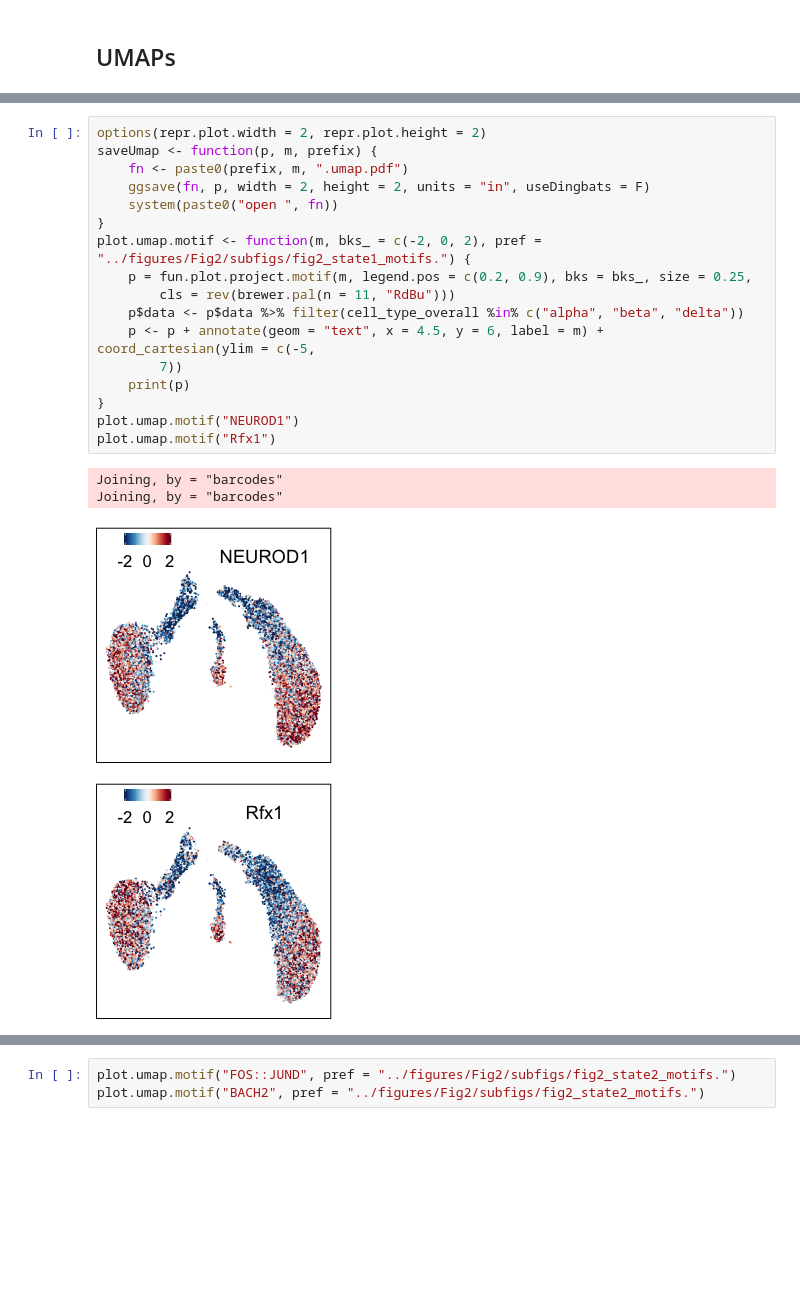
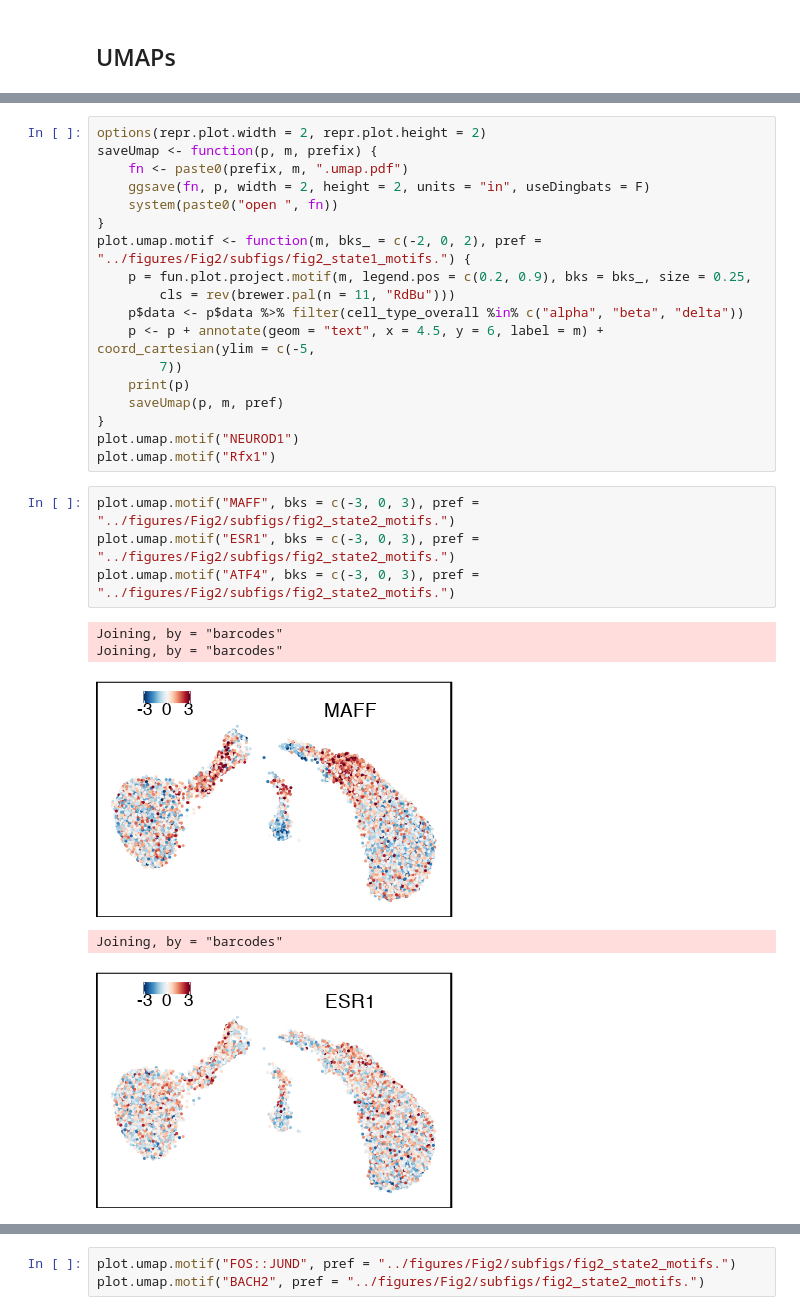
Before and after one commit to biomystery/islet_figs_motifs, a Jupyter notebook: chromVar/sub_vs_sub_plot.ipynb, the cells around one changed output, grey strips where cells are left out. Saved outputs shown, nothing was run; the diff lists cells and outputs as text; blank space fills up the shorter version.

Commit message:
added ESR1 MAFF ATF4 for state 2

```diff
--- a/chromVar/sub_vs_sub_plot.ipynb
+++ b/chromVar/sub_vs_sub_plot.ipynb
@@ -107,11 +98,17 @@ plot.umap.motif <- function(m, bks_ = c(-2, 0, 2), pref = "../figures/Fig2/subfi
     p <- p + annotate(geom = "text", x = 4.5, y = 6, label = m) + coord_cartesian(ylim = c(-5,
         7))
     print(p)
+    saveUmap(p, m, pref)
 }
 plot.umap.motif("NEUROD1")
 plot.umap.motif("Rfx1")
-# %% [output]
-Joining, by = "barcodes"
-Joining, by = "barcodes"
-[figure, removed]
-[figure, removed]
+# %%
+plot.umap.motif("MAFF", bks = c(-3, 0, 3), pref = "../figures/Fig2/subfigs/fig2_state2_motifs.")
+plot.umap.motif("ESR1", bks = c(-3, 0, 3), pref = "../figures/Fig2/subfigs/fig2_state2_motifs.")
+plot.umap.motif("ATF4", bks = c(-3, 0, 3), pref = "../figures/Fig2/subfigs/fig2_state2_motifs.")
+# %% [output]
+Joining, by = "barcodes"
+Joining, by = "barcodes"
+[figure, added]
+Joining, by = "barcodes"
+[figure, added]
```
Also changed, not shown: parts of 8 cells of this notebook, 11 other files.
